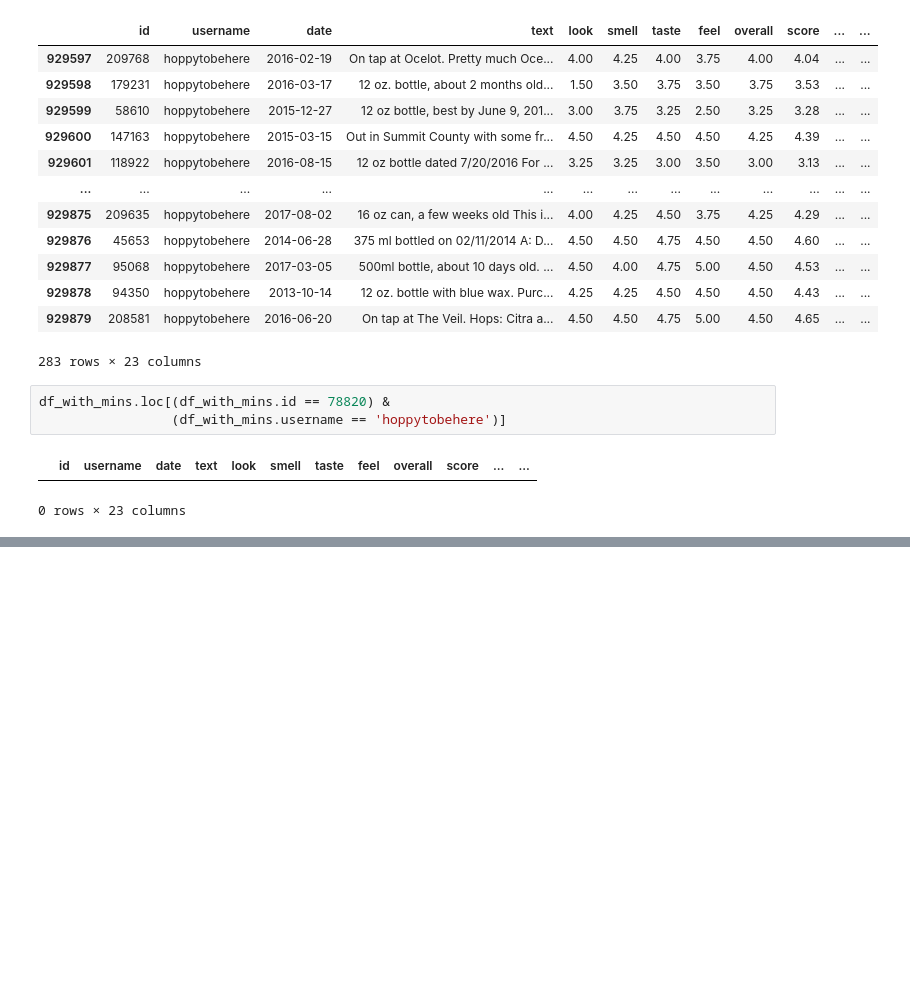
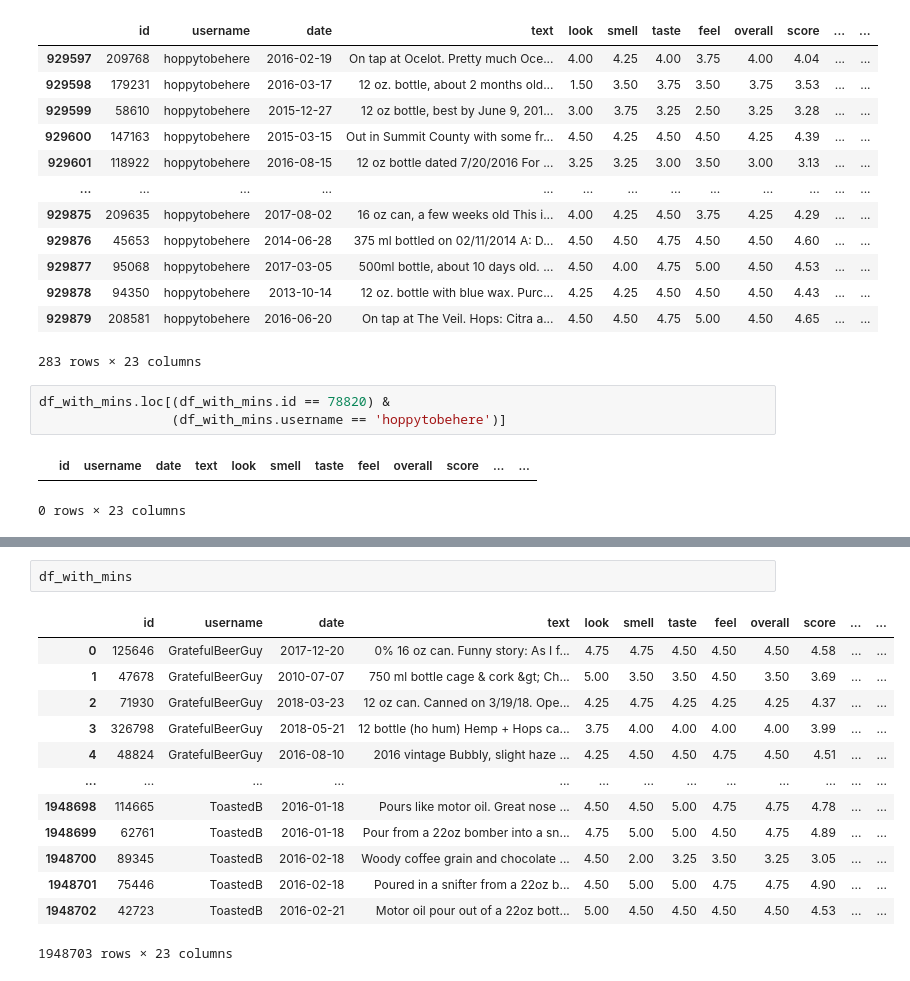
Before and after one commit to aabrahamson3/beer30, a Jupyter notebook: 1.0-Recommender.ipynb, the cells around one changed output, grey strips where cells are left out. Cells and saved outputs as stored; diff of their text form; blank space fills up the shorter version.

```diff
--- a/1.0-Recommender.ipynb
+++ b/1.0-Recommender.ipynb
@@ -443,0 +617,16 @@ df_with_mins.loc[(df_with_mins.id == 78820) &
+# %%
+df_with_mins
+# %% [output]
+|  | id | username | date | text | look | smell | taste | feel | overall | score | ... | ... |
+| 0 | 125646 | GratefulBeerGuy | 2017-12-20 | 0% 16 oz can. Funny story: As I f... | 4.75 | 4.75 | 4.50 | 4.50 | 4.50 | 4.58 | ... | ... |
+| 1 | 47678 | GratefulBeerGuy | 2010-07-07 | 750 ml bottle cage & cork &gt; Ch... | 5.00 | 3.50 | 3.50 | 4.50 | 3.50 | 3.69 | ... | ... |
+| 2 | 71930 | GratefulBeerGuy | 2018-03-23 | 12 oz can. Canned on 3/19/18. Ope... | 4.25 | 4.75 | 4.25 | 4.25 | 4.25 | 4.37 | ... | ... |
+| 3 | 326798 | GratefulBeerGuy | 2018-05-21 | 12 bottle (ho hum) Hemp + Hops ca... | 3.75 | 4.00 | 4.00 | 4.00 | 4.00 | 3.99 | ... | ... |
+| 4 | 48824 | GratefulBeerGuy | 2016-08-10 | 2016 vintage Bubbly, slight haze ... | 4.25 | 4.50 | 4.50 | 4.75 | 4.50 | 4.51 | ... | ... |
+| ... | ... | ... | ... | ... | ... | ... | ... | ... | ... | ... | ... | ... |
+| 1948698 | 114665 | ToastedB | 2016-01-18 | Pours like motor oil. Great nose ... | 4.50 | 4.50 | 5.00 | 4.75 | 4.75 | 4.78 | ... | ... |
+| 1948699 | 62761 | ToastedB | 2016-01-18 | Pour from a 22oz bomber into a sn... | 4.75 | 5.00 | 5.00 | 4.50 | 4.75 | 4.89 | ... | ... |
+| 1948700 | 89345 | ToastedB | 2016-02-18 | Woody coffee grain and chocolate ... | 4.50 | 2.00 | 3.25 | 3.50 | 3.25 | 3.05 | ... | ... |
+| 1948701 | 75446 | ToastedB | 2016-02-18 | Poured in a snifter from a 22oz b... | 4.50 | 5.00 | 5.00 | 4.75 | 4.75 | 4.90 | ... | ... |
+| 1948702 | 42723 | ToastedB | 2016-02-21 | Motor oil pour out of a 22oz bott... | 5.00 | 4.50 | 4.50 | 4.50 | 4.50 | 4.53 | ... | ... |
+1948703 rows × 23 columns
```
Also changed, not shown: parts of 11 cells of this notebook.
